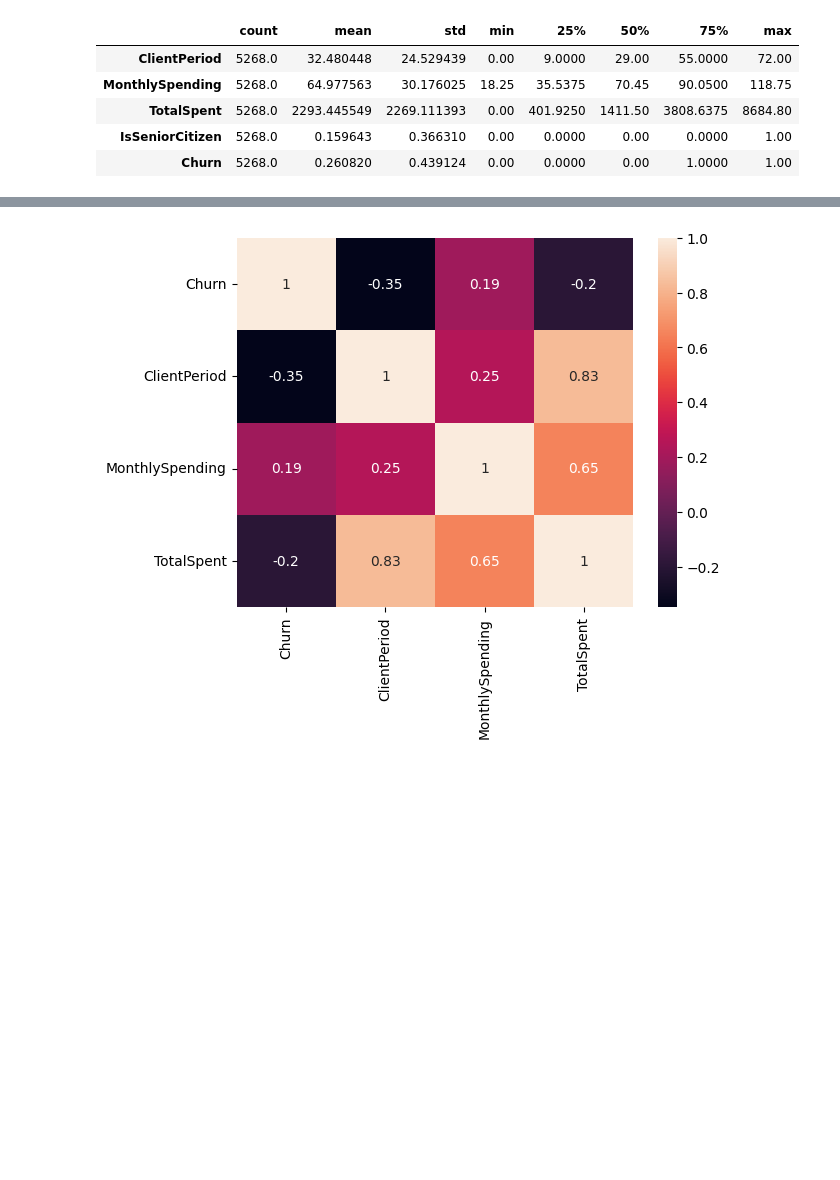
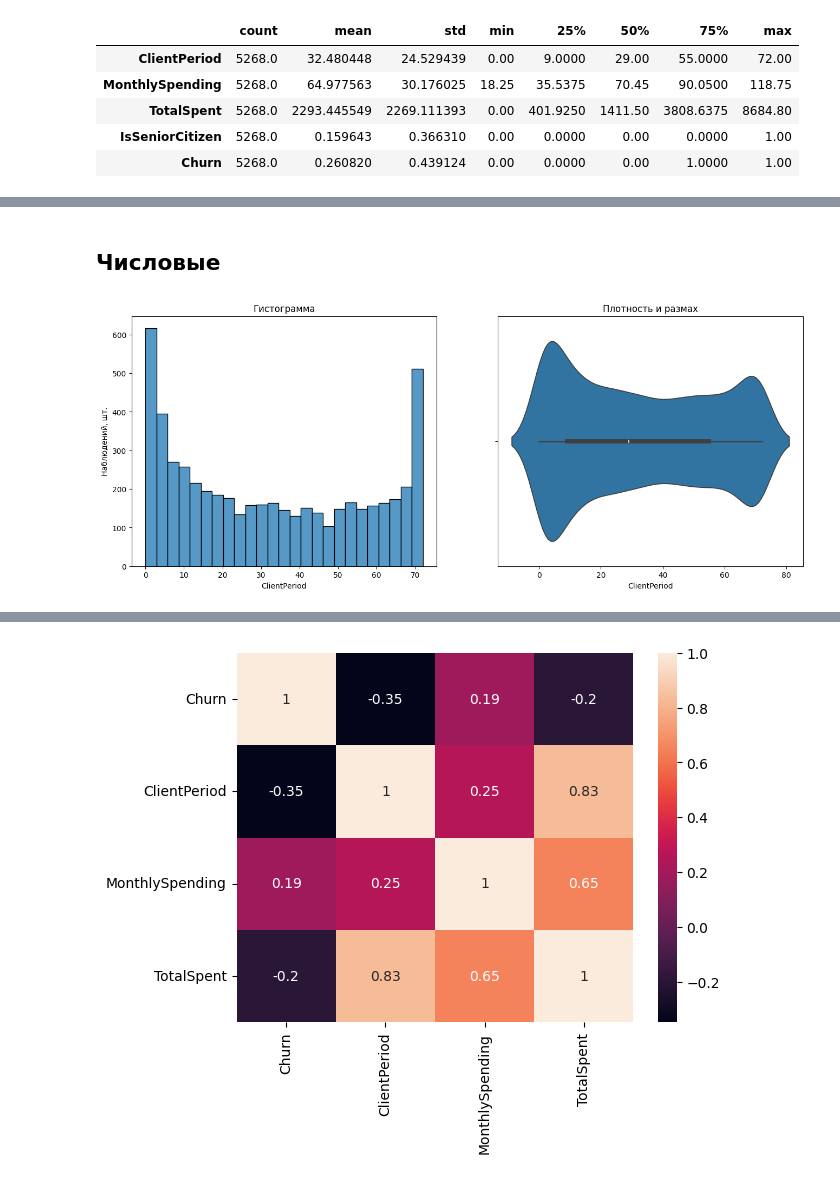
Before and after one commit to Paul-the-human/user_churn, a Jupyter notebook: user_churn.ipynb, the cells around one changed output, grey strips where cells are left out. Saved outputs shown, nothing was run; the diff lists cells and outputs as text; code cells hidden in the pictures; blank space fills up the shorter version.

```diff
--- a/user_churn.ipynb
+++ b/user_churn.ipynb
@@ -152,0 +142,6 @@ Sex, HasPhoneService никак не влияют.
+# %% [markdown]
+## Числовые
+# %%
+eda_visualize(df["ClientPeriod"])
+# %% [output]
+[figure, added]
```
Also changed, not shown: parts of 73 cells of this notebook.
